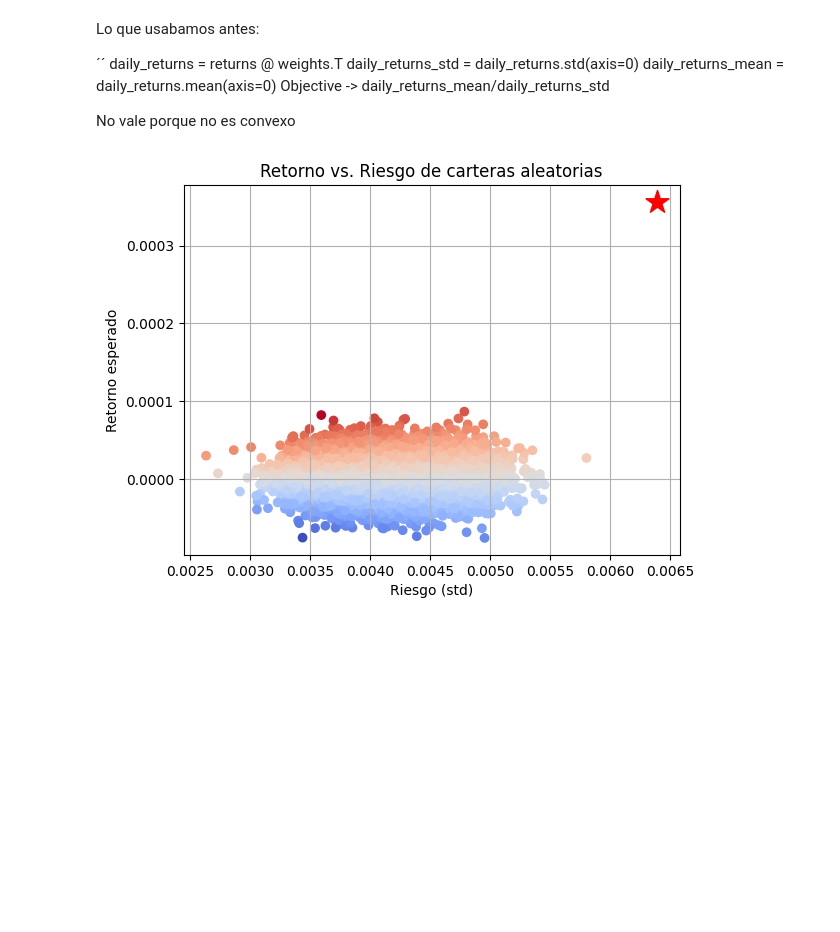
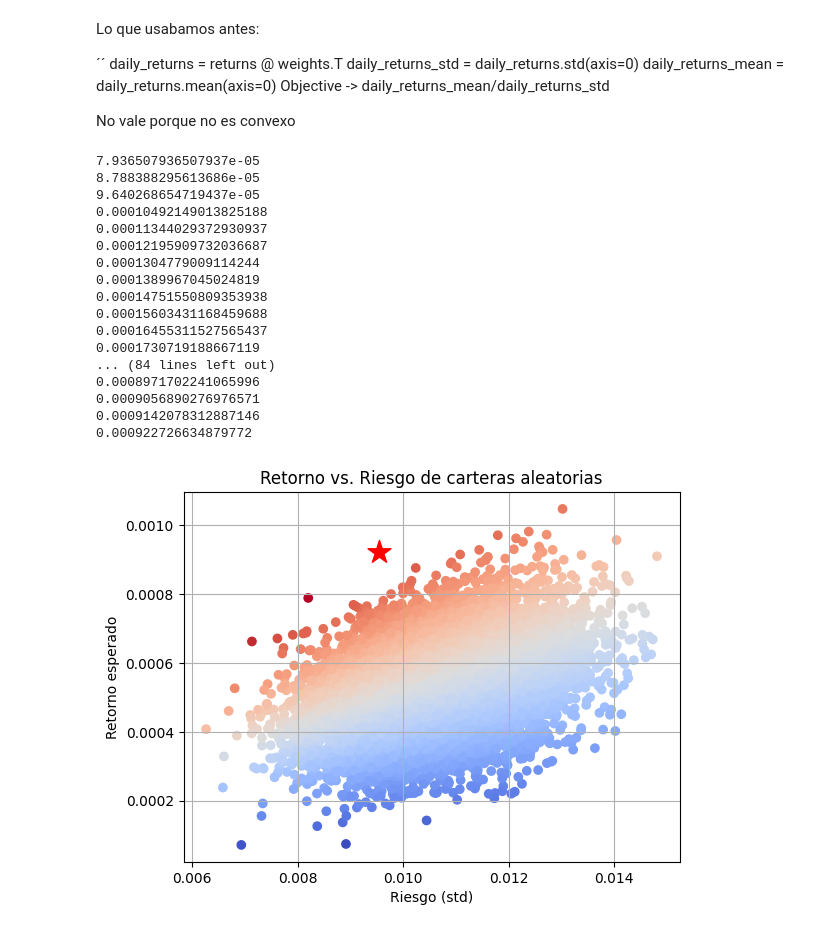
Before and after one commit to Juanjod54/MIAX_TB2.4, a Jupyter notebook: gestion_carteras.ipynb, the cells around one changed output. Saved outputs shown, nothing was run; the diff lists cells and outputs as text; code cells hidden in the pictures; blank space fills up the shorter version.

```diff
--- a/gestion_carteras.ipynb
+++ b/gestion_carteras.ipynb
@@ -67,7 +67,7 @@ def get_data(csv=True):
         return yf.download(tickers, period="2y", interval="1d")['Close'].pct_change().dropna()
 # %%
 
-returns = get_data(csv=True)
+returns = get_data(csv=False)
 if not len(returns):
     exit(-1)
 
@@ -92,7 +93,7 @@ for asset, _ in returns.items():
 
 # Obtenemos la correlacion absoluta
 correlations = returns.corr().abs()
-correlated = correlations[(correlations >= 0.7) & (correlations < 1)].stack()
+correlated = correlations[(correlations >= 0.8) & (correlations < 1)].stack()
 
 for (a, b), _ in correlated.items():
     if a in drop or b in drop:
@@ -130,7 +131,7 @@ No vale porque no es convexo
 # %%
 import cvxpy as cp
 
-# Los assets con correlacion inferior al 70% y curtosis <= 5 y el activo de renta fija
+# Los assets con correlacion inferior al 80% y curtosis <= 5 y el activo de renta fija
 n_assets = len(returns.iloc[0]) + 1
 
 returns_cov = returns.cov()
@@ -151,36 +152,53 @@ constraints = [
     cp.sum(best_weights) == 1, # Todo el capital debe estar invertido
     best_weights[:-1] <= 0.1, # No invertimos mas de un 10% en cada activo (forzar diversificacion)
     best_weights[-1] <= 0.1, # El activo de renta fija debe pesar como mucho un 10%
     best_weights >= 0, # No se permiten posiciones cortas
     best_weights[drop_indexes] == 0, # Evitamos dar peso a los activos muy relacionados o con curtosis alta
     portfolio_returns >= target_return # Minimo de retorno esperado
 ]
 
 results = []
 problem = cp.Problem(cp.Minimize(portfolio_variance), constraints)
 
-for r in np.linspace(fixed_income_return, returns_means.max(), 100):
+for r in np.linspace(fixed_income_return, np.percentile(returns_means, 50), 100):
     target_return.value = r
-
+    print(r)
     problem.solve(solver=cp.OSQP)
 
     if best_weights.value is not None:
         ret = portfolio_returns.value
         vol = np.sqrt(portfolio_variance.value)
         sharpe_ratio = (ret - fixed_income_return) / vol if vol > 0 else 0
         row = np.concatenate([[ret], [vol], [sharpe_ratio], best_weights.value])
         results.append(row)
 
 columns = ["return", "volatility", "sharpe"] + [f"asset{i}" for i in range(n_assets - 1)] + ["Renta Fija"]
 portfolio_results = pd.DataFrame(results, columns=columns)
 portfolio_results = portfolio_results.sort_values(by="sharpe", ascending=False)
 
 best_sharpe = portfolio_results.iloc[0]
 best_sharpe_weights = best_sharpe[3:]
 
 plot_sharpe(returns, mask, best={'x': best_sharpe['volatility'], 'y': best_sharpe['return']})
 # %% [output]
+7.936507936507937e-05
+8.788388295613686e-05
+9.640268654719437e-05
+0.00010492149013825188
+0.00011344029372930937
+0.00012195909732036687
+0.0001304779009114244
+0.0001389967045024819
+0.00014751550809353938
+0.00015603431168459688
+0.00016455311527565437
+0.0001730719188667119
+... (84 lines left out)
+0.0008971702241065996
+0.0009056890276976571
+0.0009142078312887146
+0.000922726634879772
-[figure, old version]
+[figure, new version]
 # %%
 portfolio_results
 # %% [output]
```
Also changed, not shown: parts of 6 cells of this notebook.
